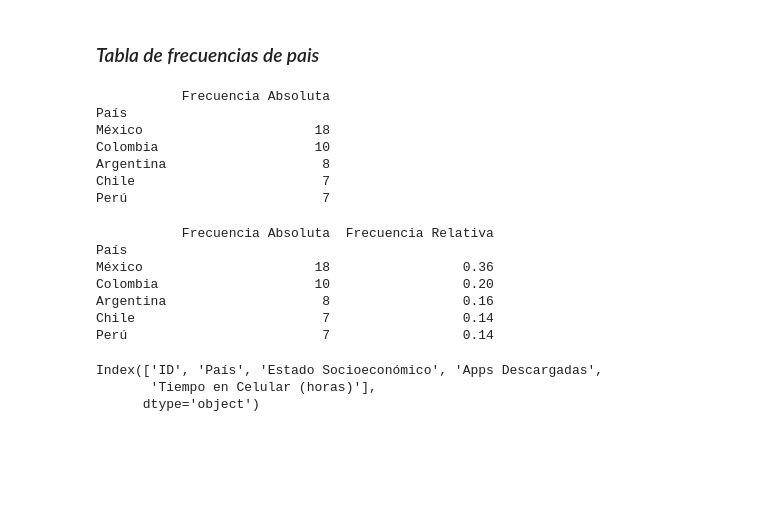
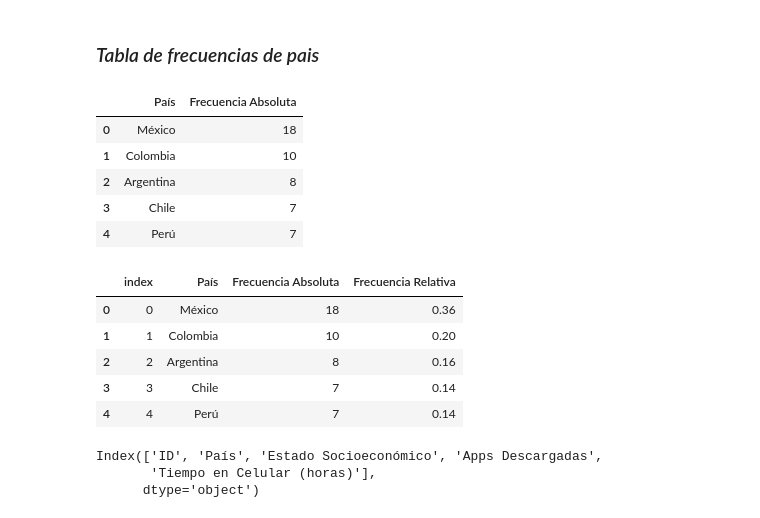
Before and after one commit to fcisnerosr/estadistica_descriptiva, a Jupyter notebook: procesamiento.ipynb, the cells around one changed output. Saved outputs shown, nothing was run; the diff lists cells and outputs as text; code cells hidden in the pictures; blank space fills up the shorter version.

```diff
--- a/procesamiento.ipynb
+++ b/procesamiento.ipynb
@@ -32,25 +28,24 @@ frecuencias = (
     df['País'].value_counts()           # de mi dataframe original, selecciona todas las variables categoricas de pais y los cuenta
     .to_frame('Frecuencia Absoluta')    # convierte la serie en seleccionada del dataframe original y la convierte en un dataframe con el nombre de Frecuencia Absoluta
 )
-
-print(frecuencias)
+frecuencias = frecuencias.reset_index()
+display(frecuencias)
 # %% [output]
-           Frecuencia Absoluta
-País
-México                      18
-Colombia                    10
-Argentina                    8
-Chile                        7
-Perú                         7
+|  | País | Frecuencia Absoluta |
+| 0 | México | 18 |
+| 1 | Colombia | 10 |
+| 2 | Argentina | 8 |
+| 3 | Chile | 7 |
+| 4 | Perú | 7 |
 # %%
 frecuencias['Frecuencia Relativa'] = frecuencias['Frecuencia Absoluta'] / frecuencias['Frecuencia Absoluta'].sum()
-print(frecuencias)
+frecuencias = frecuencias.reset_index()
+display(frecuencias)
 # %% [output]
-           Frecuencia Absoluta  Frecuencia Relativa
-País
-México                      18                 0.36
-Colombia                    10                 0.20
-Argentina                    8                 0.16
-Chile                        7                 0.14
-Perú                         7                 0.14
+|  | index | País | Frecuencia Absoluta | Frecuencia Relativa |
+| 0 | 0 | México | 18 | 0.36 |
+| 1 | 1 | Colombia | 10 | 0.20 |
+| 2 | 2 | Argentina | 8 | 0.16 |
+| 3 | 3 | Chile | 7 | 0.14 |
+| 4 | 4 | Perú | 7 | 0.14 |
 # %%
```
Also changed, not shown: parts of 7 cells of this notebook.
